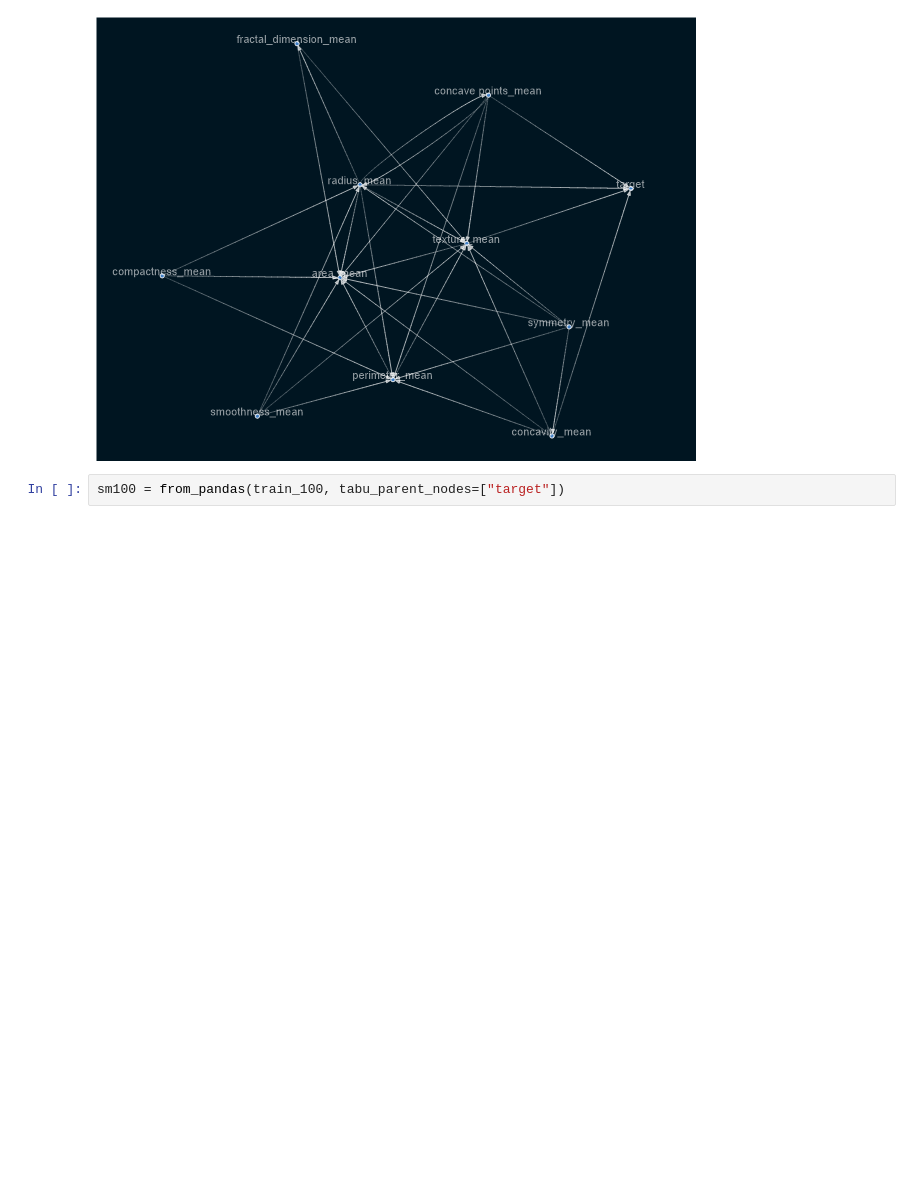
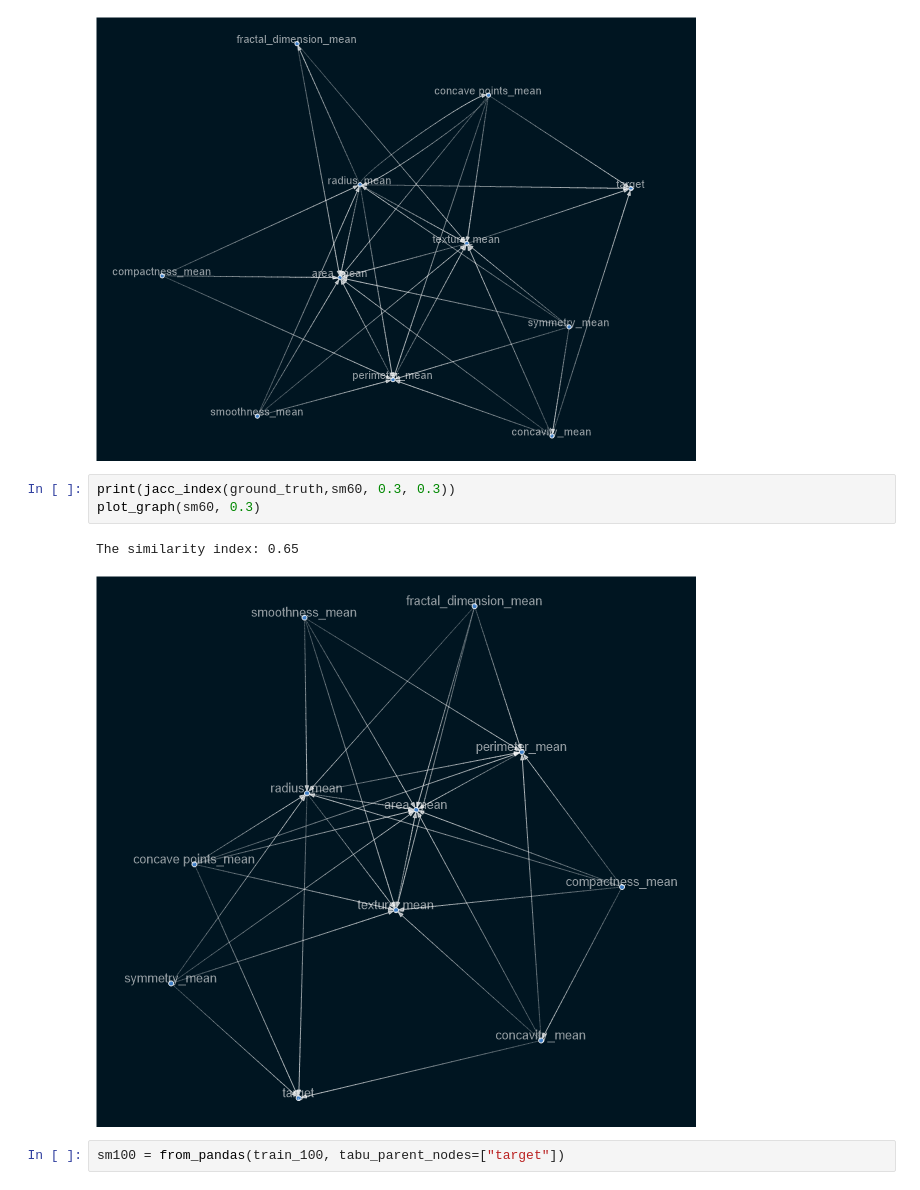
Before and after one commit to benbel376/causal_graph, a Jupyter notebook: notebooks/Causal_Inference.ipynb, the cells around one changed output. Cells and saved outputs as stored; diff of their text form; blank space fills up the shorter version.

Commit message:
compare 60% and ground truth

```diff
--- a/notebooks/Causal_Inference.ipynb
+++ b/notebooks/Causal_Inference.ipynb
@@ -369,6 +369,12 @@ plot_graph(sm40, 0.3)
 # %% [output]
 The similarity index: 0.72
 [figure]
+# %%
+print(jacc_index(ground_truth,sm60, 0.3, 0.3))
+plot_graph(sm60, 0.3)
+# %% [output]
+The similarity index: 0.65
+[figure, added]
 # %%
 sm100 = from_pandas(train_100, tabu_parent_nodes=["target"])
 # %% [markdown]
```
